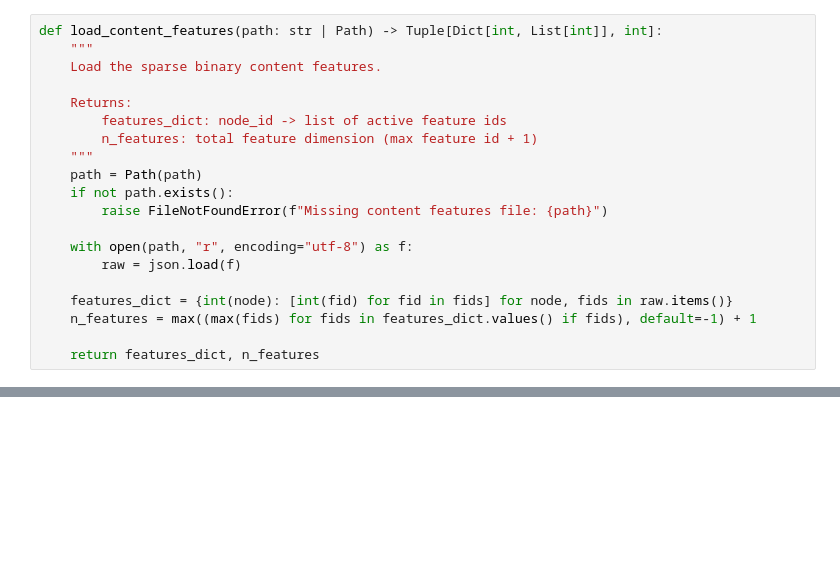
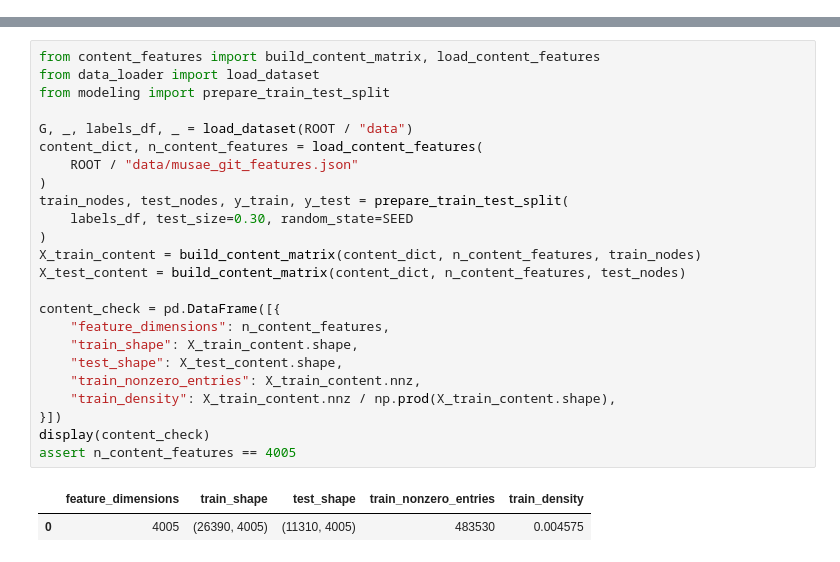
Before and after one commit to OfirAtias/github-social-network, a Jupyter notebook: notebooks/06_embeddings_content_and_ablation.ipynb, the cells around one changed output, grey strips where cells are left out. Drawn from its saved outputs; the diff is of its cells as text; blank space fills up the shorter version.

```diff
--- a/notebooks/06_embeddings_content_and_ablation.ipynb
+++ b/notebooks/06_embeddings_content_and_ablation.ipynb
@@ -69,20 +0,0 @@ Parses the JSON mapping from node ID to its list of active sparse content-featur
-# %%
-def load_content_features(path: str | Path) -> Tuple[Dict[int, List[int]], int]:
-    """
-    Load the sparse binary content features.
-
-    Returns:
-        features_dict: node_id -> list of active feature ids
-        n_features: total feature dimension (max feature id + 1)
-    """
-    path = Path(path)
-    if not path.exists():
-        raise FileNotFoundError(f"Missing content features file: {path}")
-
-    with open(path, "r", encoding="utf-8") as f:
-        raw = json.load(f)
-
-    features_dict = {int(node): [int(fid) for fid in fids] for node, fids in raw.items()}
-    n_features = max((max(fids) for fids in features_dict.values() if fids), default=-1) + 1
-
-    return features_dict, n_features
@@ -1184,0 +43,27 @@ In this notebook we added content features and graph embeddings to the same labe
+# %%
+from content_features import build_content_matrix, load_content_features
+from data_loader import load_dataset
+from modeling import prepare_train_test_split
+
+G, _, labels_df, _ = load_dataset(ROOT / "data")
+content_dict, n_content_features = load_content_features(
+    ROOT / "data/musae_git_features.json"
+)
+train_nodes, test_nodes, y_train, y_test = prepare_train_test_split(
+    labels_df, test_size=0.30, random_state=SEED
+)
+X_train_content = build_content_matrix(content_dict, n_content_features, train_nodes)
+X_test_content = build_content_matrix(content_dict, n_content_features, test_nodes)
+
+content_check = pd.DataFrame([{
+    "feature_dimensions": n_content_features,
+    "train_shape": X_train_content.shape,
+    "test_shape": X_test_content.shape,
+    "train_nonzero_entries": X_train_content.nnz,
+    "train_density": X_train_content.nnz / np.prod(X_train_content.shape),
+}])
+display(content_check)
+assert n_content_features == 4005
+# %% [output]
+|  | feature_dimensions | train_shape | test_shape | train_nonzero_entries | train_density |
+| 0 | 4005 | (26390, 4005) | (11310, 4005) | 483530 | 0.004575 |
```
Also changed, not shown: parts of 86 cells of this notebook, 15 other files.
